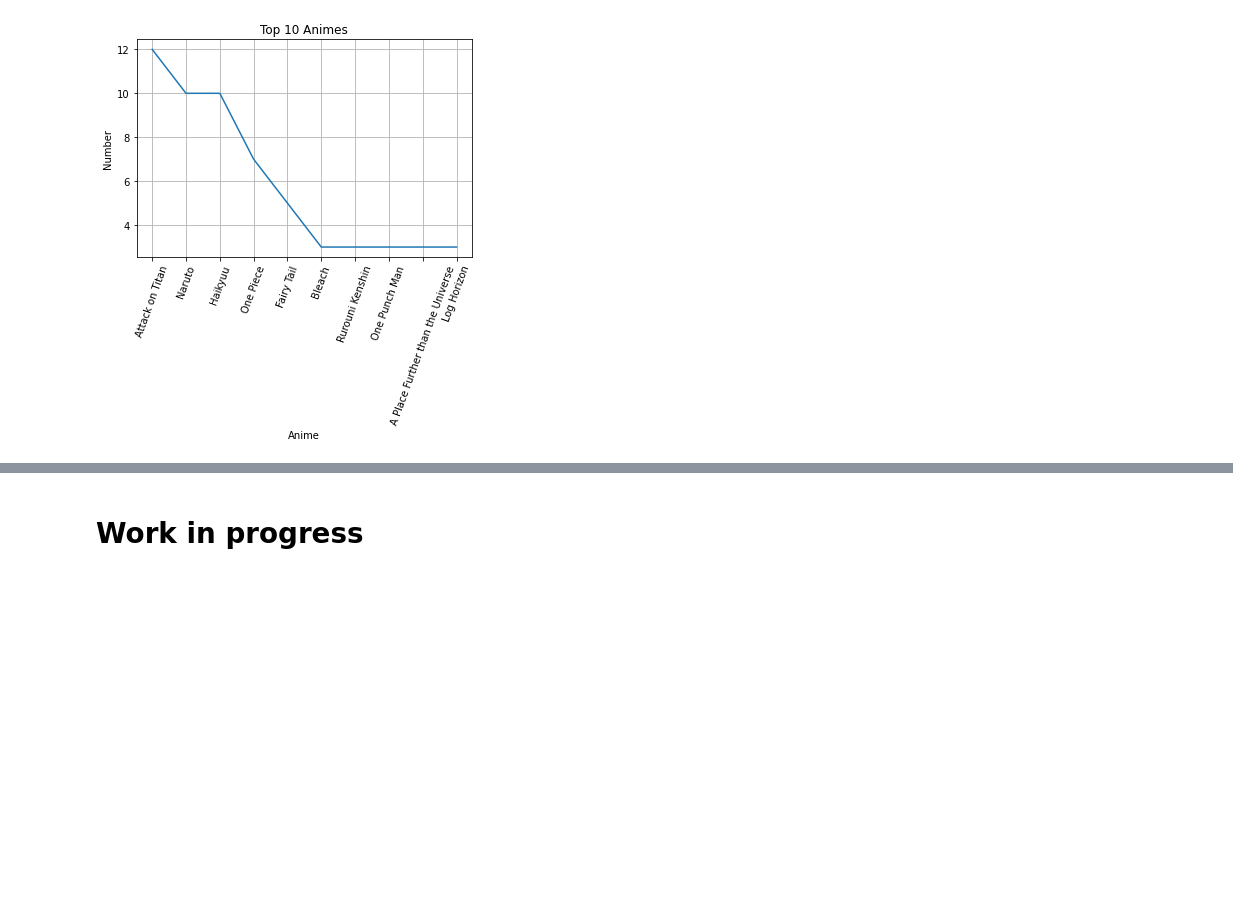
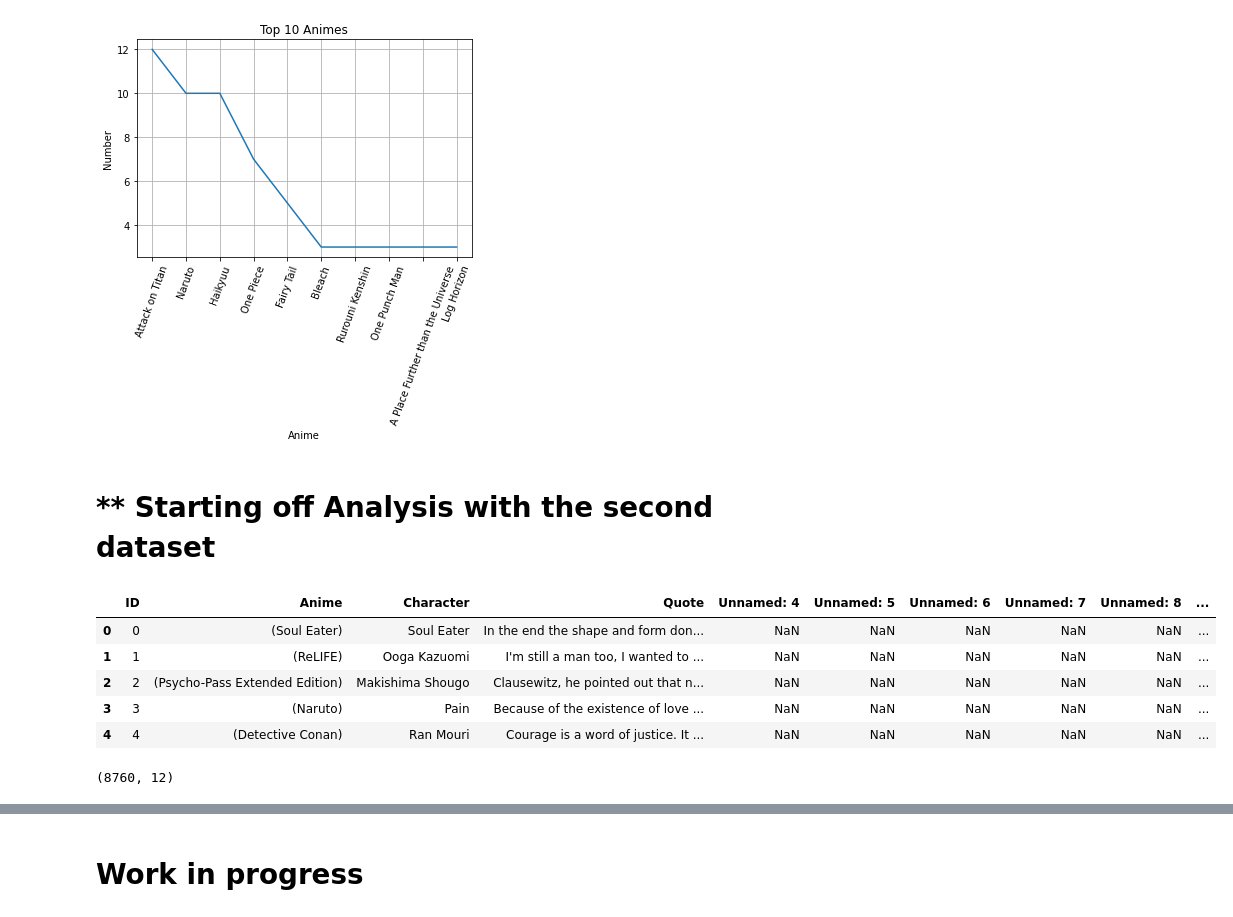
Before and after one commit to mahii6991/Kaggle_Projects, a Jupyter notebook: playing-with-anime.ipynb, the cells around one changed output, grey strips where cells are left out. Cells and saved outputs as stored; diff of their text form; code cells hidden in the pictures; blank space fills up the shorter version.

Commit message:
Kaggle Notebook | Using Machine Learning to Predict Anime quotes | Version 5

```diff
--- a/playing-with-anime.ipynb
+++ b/playing-with-anime.ipynb
@@ -78,5 +80,20 @@ plt.grid(True)
 plt.show()
 # %% [output]
 [figure]
+# %% [markdown]
+# ** Starting off Analysis with the second dataset
 # %%
-#data2 = pd.read_csv("../input/anime-quotes-dataset/lessreal-data.csv")
+data2 = pd.read_csv('../input/anime-quotes-dataset/lessreal-data.csv',delimiter=';', skiprows=0, low_memory=False)
+# %%
+data2.head()
+# %% [output]
+|  | ID | Anime | Character | Quote | Unnamed: 4 | Unnamed: 5 | Unnamed: 6 | Unnamed: 7 | Unnamed: 8 | ... |
+| 0 | 0 | (Soul Eater) | Soul Eater | In the end the shape and form don... | NaN | NaN | NaN | NaN | NaN | ... |
+| 1 | 1 | (ReLIFE) | Ooga Kazuomi | I'm still a man too, I wanted to ... | NaN | NaN | NaN | NaN | NaN | ... |
+| 2 | 2 | (Psycho-Pass Extended Edition) | Makishima Shougo | Clausewitz, he pointed out that n... | NaN | NaN | NaN | NaN | NaN | ... |
+| 3 | 3 | (Naruto) | Pain | Because of the existence of love ... | NaN | NaN | NaN | NaN | NaN | ... |
+| 4 | 4 | (Detective Conan) | Ran Mouri | Courage is a word of justice. It ... | NaN | NaN | NaN | NaN | NaN | ... |
+# %%
+data2.shape
+# %% [output]
+(8760, 12)
```
Also changed, not shown: parts of 10 cells of this notebook.
